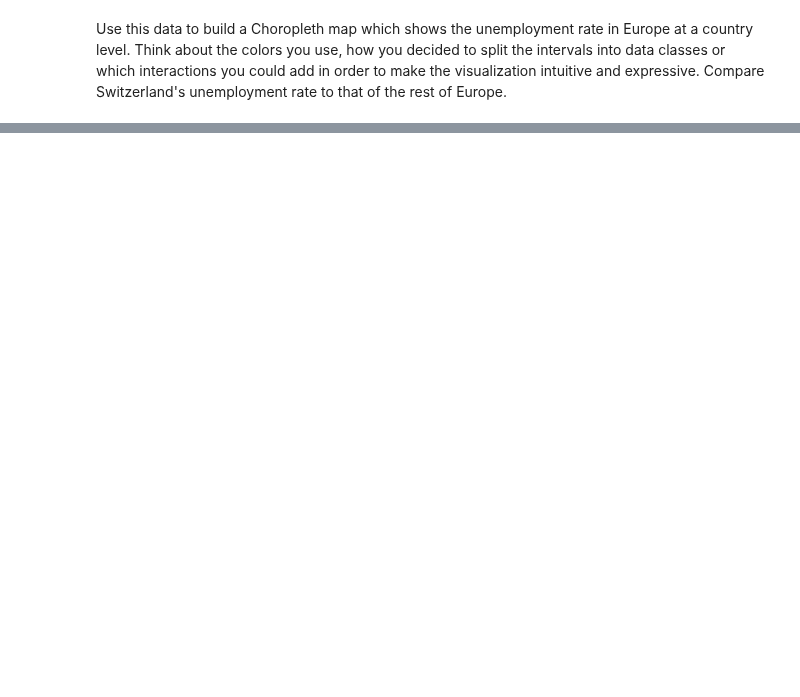
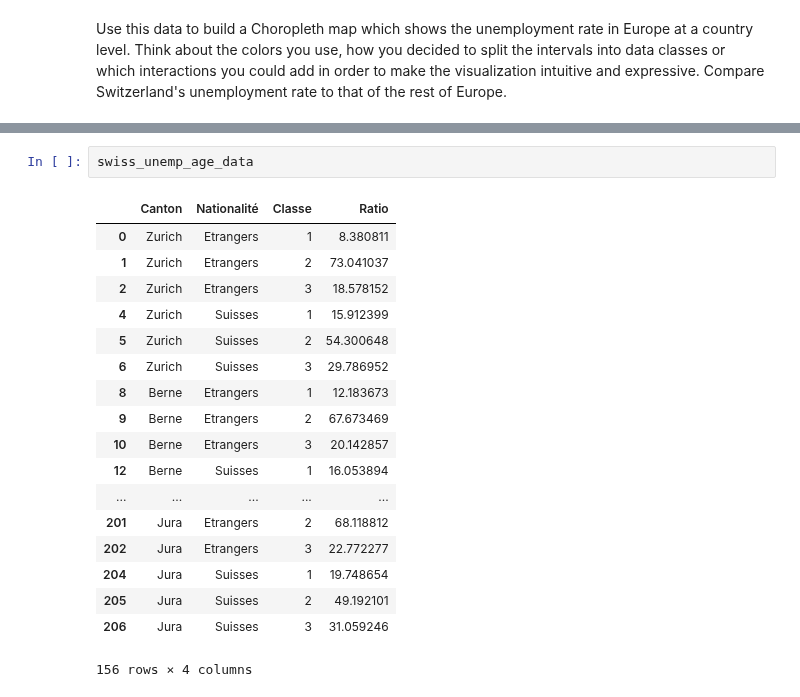
Before and after one commit to raphaelBarman/ADA-dh, a Jupyter notebook: 03 - Interactive Viz/Homework 3.ipynb, the cells around one changed output, grey strips where cells are left out. Cells and saved outputs as stored; diff of their text form; blank space fills up the shorter version.

```diff
--- a/03 - Interactive Viz/Homework 3.ipynb
+++ b/03 - Interactive Viz/Homework 3.ipynb
@@ -98,0 +193,21 @@ Copy the map you have just created, but this time don't count in your statistics
+# %%
+swiss_unemp_age_data
+# %% [output]
+|  | Canton | Nationalité | Classe | Ratio |
+| 0 | Zurich | Etrangers | 1 | 8.380811 |
+| 1 | Zurich | Etrangers | 2 | 73.041037 |
+| 2 | Zurich | Etrangers | 3 | 18.578152 |
+| 4 | Zurich | Suisses | 1 | 15.912399 |
+| 5 | Zurich | Suisses | 2 | 54.300648 |
+| 6 | Zurich | Suisses | 3 | 29.786952 |
+| 8 | Berne | Etrangers | 1 | 12.183673 |
+| 9 | Berne | Etrangers | 2 | 67.673469 |
+| 10 | Berne | Etrangers | 3 | 20.142857 |
+| 12 | Berne | Suisses | 1 | 16.053894 |
+| ... | ... | ... | ... | ... |
+| 201 | Jura | Etrangers | 2 | 68.118812 |
+| 202 | Jura | Etrangers | 3 | 22.772277 |
+| 204 | Jura | Suisses | 1 | 19.748654 |
+| 205 | Jura | Suisses | 2 | 49.192101 |
+| 206 | Jura | Suisses | 3 | 31.059246 |
+156 rows × 4 columns
```
Also changed, not shown: parts of 20 cells of this notebook, 2 other files.
